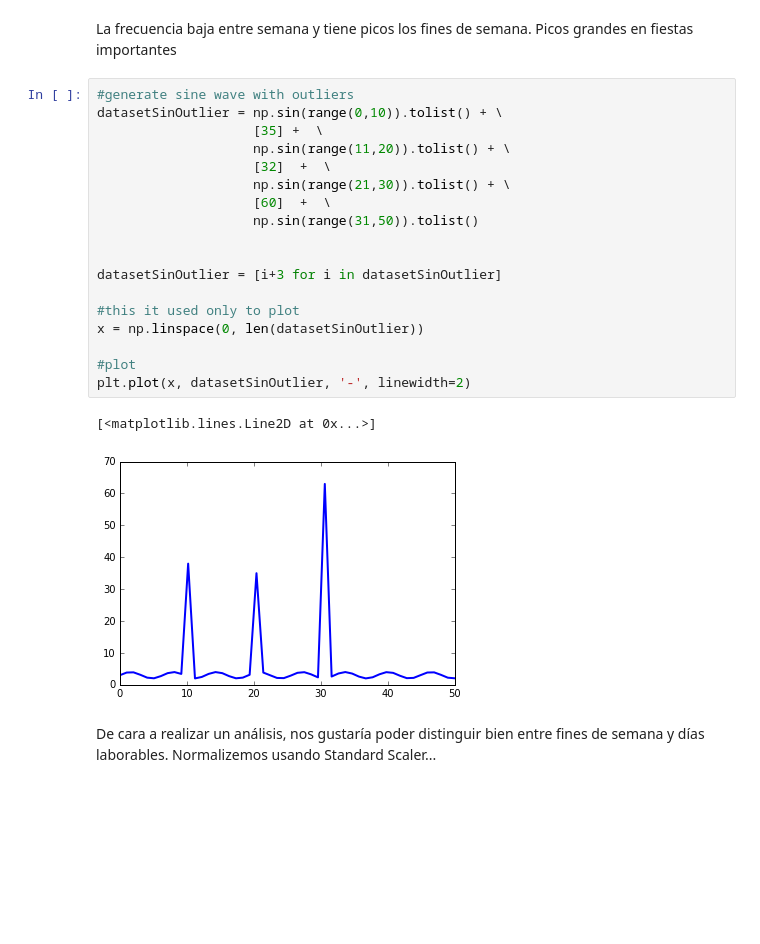
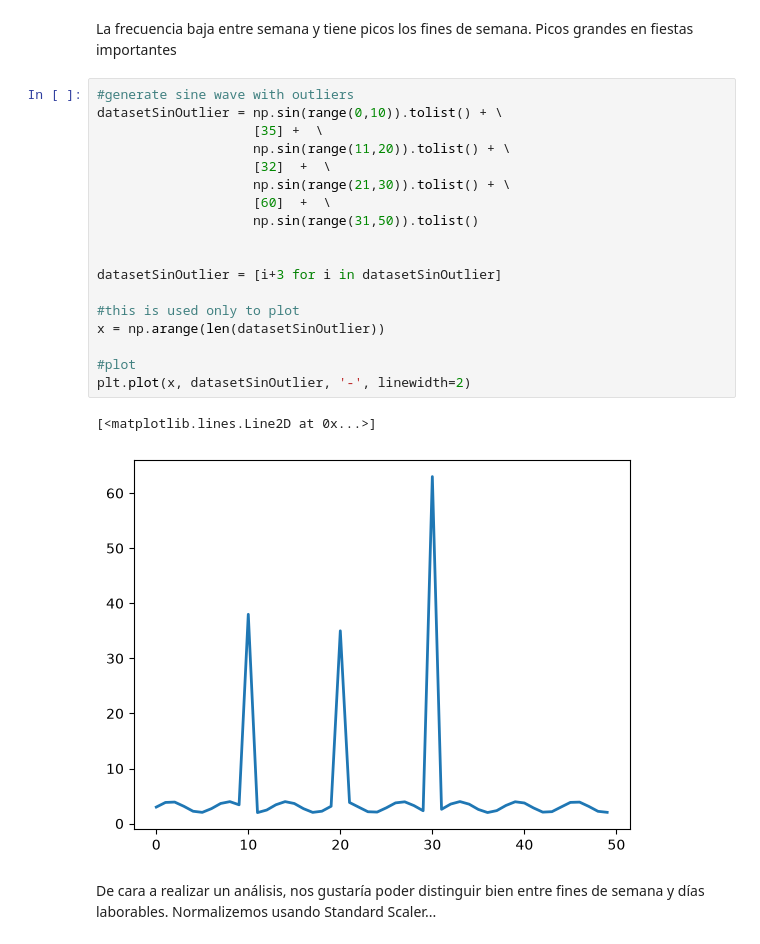
Before and after one commit to Morante-robotics/machine-learning-knowledge-pills, a Jupyter notebook: data-normalization/spanish-presentation/data_science_no_es_un_boton.ipynb, the cells around one changed output. Drawn from its saved outputs; the diff is of its cells as text; blank space fills up the shorter version.

```diff
--- a/data-normalization/spanish-presentation/data_science_no_es_un_boton.ipynb
+++ b/data-normalization/spanish-presentation/data_science_no_es_un_boton.ipynb
@@ -133,24 +133,24 @@ La frecuencia baja entre semana y tiene picos los fines de semana. Picos grandes
 # %%
 #generate sine wave with outliers
 datasetSinOutlier = np.sin(range(0,10)).tolist() + \
                     [35] +  \
                     np.sin(range(11,20)).tolist() + \
                     [32]  +  \
                     np.sin(range(21,30)).tolist() + \
                     [60]  +  \
                     np.sin(range(31,50)).tolist()
 
 
 datasetSinOutlier = [i+3 for i in datasetSinOutlier]
 
-#this it used only to plot
-x = np.linspace(0, len(datasetSinOutlier))
+#this is used only to plot
+x = np.arange(len(datasetSinOutlier))
 
 #plot
 plt.plot(x, datasetSinOutlier, '-', linewidth=2)
 # %% [output]
 [<matplotlib.lines.Line2D at 0x...>]
-[figure, old version]
+[figure, new version]
 # %% [markdown]
 De cara a realizar un análisis, nos gustaría poder distinguir bien entre fines de semana y días laborables. Normalizemos usando Standard Scaler...
 # %%
```
Also changed, not shown: parts of 3 cells of this notebook, 1 other file.
